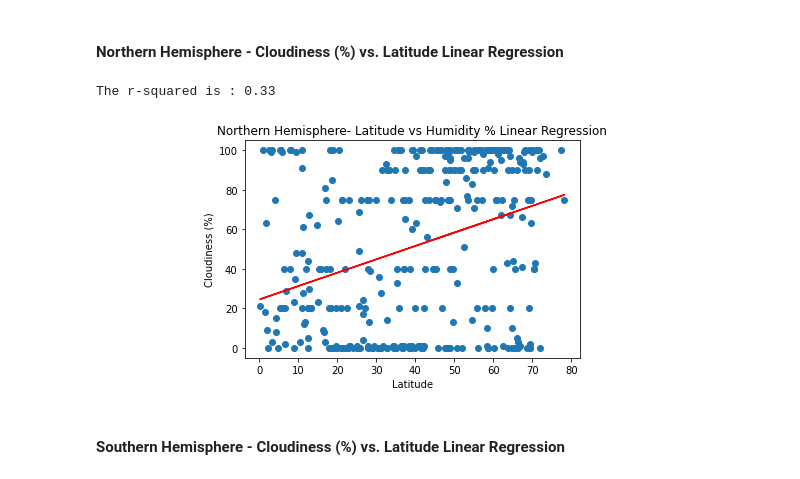
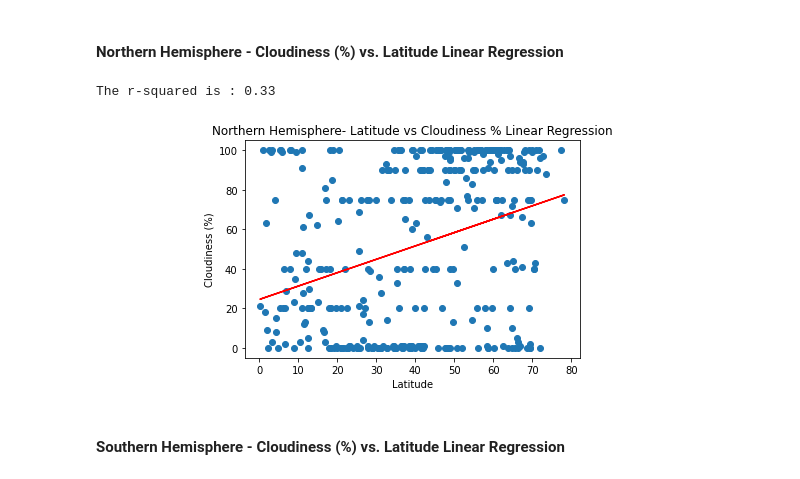
Before and after one commit to syadav03/python-api-challenge, a Jupyter notebook: Instructions/starter_code/WeatherPy.ipynb, the cells around one changed output. Drawn from its saved outputs; the diff is of its cells as text; code cells hidden in the pictures.

```diff
--- a/Instructions/starter_code/WeatherPy.ipynb
+++ b/Instructions/starter_code/WeatherPy.ipynb
@@ -396,20 +396,20 @@ The r-squared is : 0.22
 # %%
 # Call function to create line equation
 line_equation = linear_regression(north_hemisphere["Lat"],north_hemisphere["Cloudiness"])
 # line equation plot on figure
 annotate(line_equation,-40,70)
 # Label X-Axis
 plt.xlabel("Latitude")
 # Label Y-Axis
 plt.ylabel("Cloudiness (%)")
 # Label Title
-plt.title("Northern Hemisphere- Latitude vs Humidity % Linear Regression")
+plt.title("Northern Hemisphere- Latitude vs Cloudiness % Linear Regression")
 
 # Save Figure
 plt.savefig("../Images/North_Line_Regression_Cloudiness_vs_Lat.png")
 # %% [output]
 The r-squared is : 0.33
-[figure, old version]
+[figure, new version]
 # %% [markdown]
 ####  Southern Hemisphere - Cloudiness (%) vs. Latitude Linear Regression
 # %%
```
Also changed, not shown: parts of 3 cells of this notebook.
